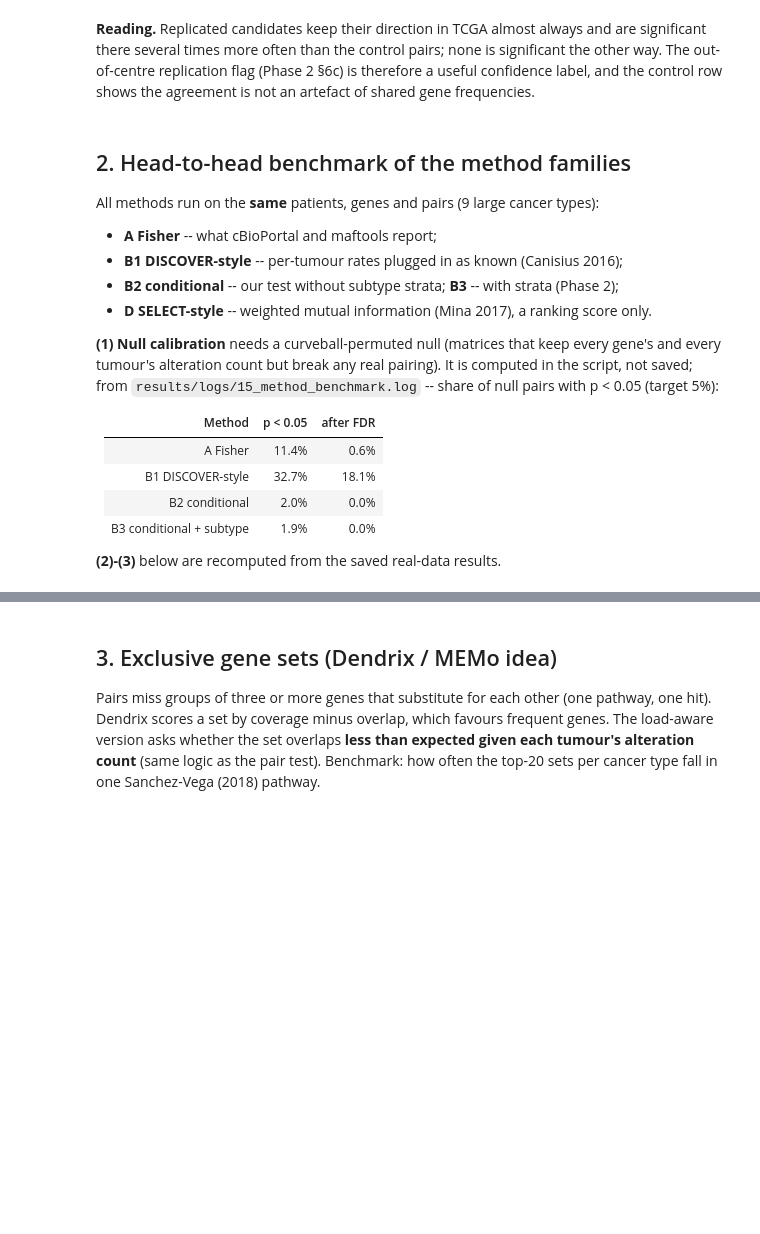
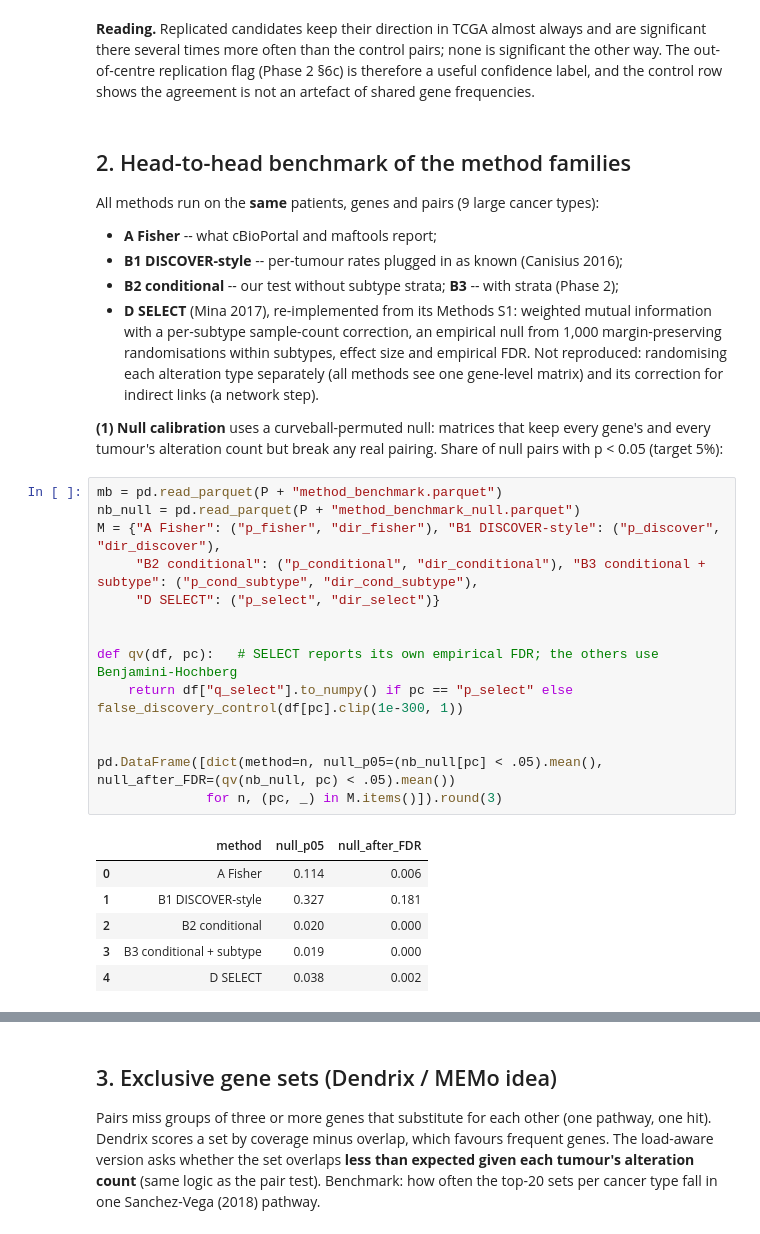
Before and after one commit to Wlimni/Learning-Cancer-Mutation-Landscapes-from-Large-Scale-Mutation-Testing-Data-fyp, a Jupyter notebook: notebooks/05_validation_and_methods.ipynb, the cells around one changed output, grey strips where cells are left out. Drawn from its saved outputs; the diff is of its cells as text; blank space fills up the shorter version.

```diff
--- a/notebooks/05_validation_and_methods.ipynb
+++ b/notebooks/05_validation_and_methods.ipynb
@@ -76,17 +76,32 @@ All methods run on the **same** patients, genes and pairs (9 large cancer types)
 - **A Fisher** -- what cBioPortal and maftools report;
 - **B1 DISCOVER-style** -- per-tumour rates plugged in as known (Canisius 2016);
 - **B2 conditional** -- our test without subtype strata; **B3** -- with strata (Phase 2);
-- **D SELECT-style** -- weighted mutual information (Mina 2017), a ranking score only.
+- **D SELECT** (Mina 2017), re-implemented from its Methods S1: weighted mutual information with a
+  per-subtype sample-count correction, an empirical null from 1,000 margin-preserving
+  randomisations within subtypes, effect size and empirical FDR. Not reproduced: randomising each
+  alteration type separately (all methods see one gene-level matrix) and its correction for indirect
+  links (a network step).
 
-**(1) Null calibration** needs a curveball-permuted null (matrices that keep every gene's and every
-tumour's alteration count but break any real pairing). It is computed in the script, not
-saved; from `results/logs/15_method_benchmark.log` -- share of null pairs with p < 0.05 (target 5%):
-
-| Method | p < 0.05 | after FDR |
-|---|---|---|
-| A Fisher | 11.4% | 0.6% |
-| B1 DISCOVER-style | 32.7% | 18.1% |
-| B2 conditional | 2.0% | 0.0% |
-| B3 conditional + subtype | 1.9% | 0.0% |
-
-**(2)-(3)** below are recomputed from the saved real-data results.
+**(1) Null calibration** uses a curveball-permuted null: matrices that keep every gene's and every
+tumour's alteration count but break any real pairing. Share of null pairs with p < 0.05 (target 5%):
+# %%
+mb = pd.read_parquet(P + "method_benchmark.parquet")
+nb_null = pd.read_parquet(P + "method_benchmark_null.parquet")
+M = {"A Fisher": ("p_fisher", "dir_fisher"), "B1 DISCOVER-style": ("p_discover", "dir_discover"),
+     "B2 conditional": ("p_conditional", "dir_conditional"), "B3 conditional + subtype": ("p_cond_subtype", "dir_cond_subtype"),
+     "D SELECT": ("p_select", "dir_select")}
+
+
+def qv(df, pc):   # SELECT reports its own empirical FDR; the others use Benjamini-Hochberg
+    return df["q_select"].to_numpy() if pc == "p_select" else false_discovery_control(df[pc].clip(1e-300, 1))
+
+
+pd.DataFrame([dict(method=n, null_p05=(nb_null[pc] < .05).mean(), null_after_FDR=(qv(nb_null, pc) < .05).mean())
+              for n, (pc, _) in M.items()]).round(3)
+# %% [output]
+|  | method | null_p05 | null_after_FDR |
+| 0 | A Fisher | 0.114 | 0.006 |
+| 1 | B1 DISCOVER-style | 0.327 | 0.181 |
+| 2 | B2 conditional | 0.020 | 0.000 |
+| 3 | B3 conditional + subtype | 0.019 | 0.000 |
+| 4 | D SELECT | 0.038 | 0.002 |
```
Also changed, not shown: parts of 7 cells of this notebook, 12 other files.
